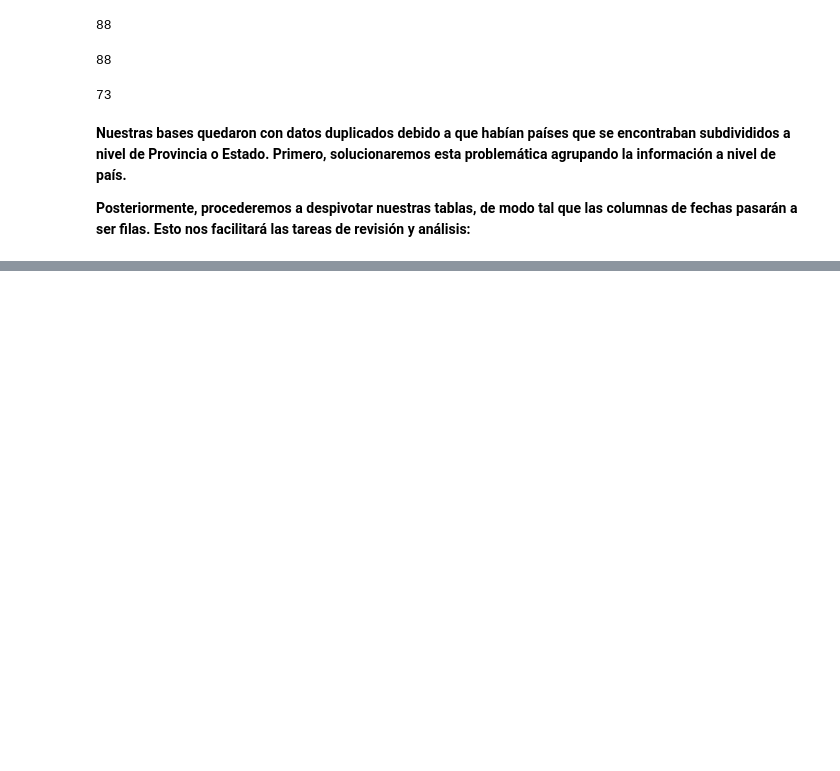
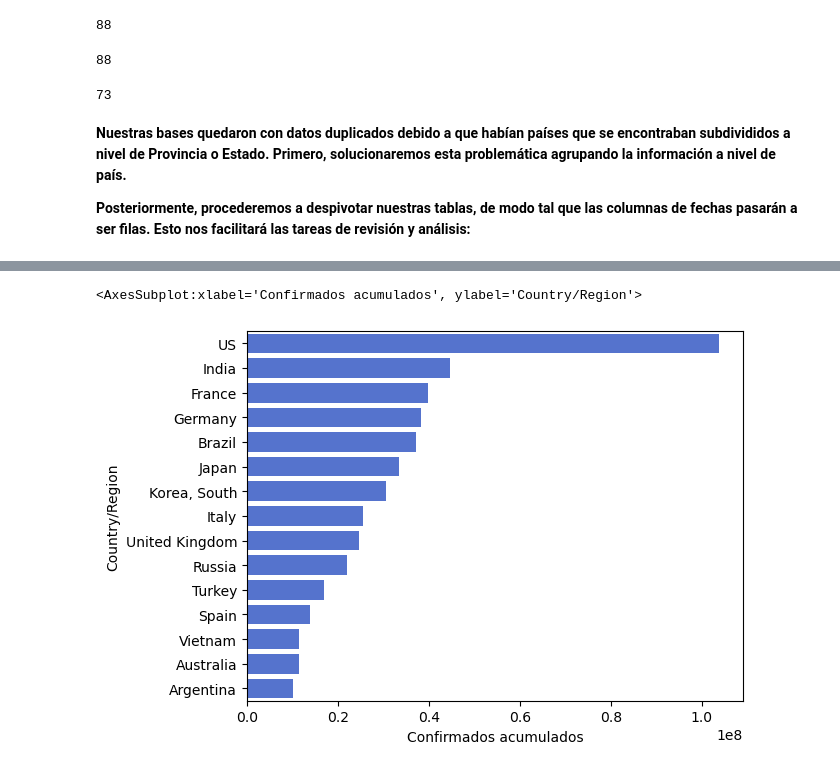
Before and after one commit to cpizarrov/proyecto_final, a Jupyter notebook: 02_Despivoteo_y_Unificacion.ipynb, the cells around one changed output, grey strips where cells are left out. Saved outputs shown, nothing was run; the diff lists cells and outputs as text; code cells hidden in the pictures; blank space fills up the shorter version.

```diff
--- a/02_Despivoteo_y_Unificacion.ipynb
+++ b/02_Despivoteo_y_Unificacion.ipynb
@@ -58,0 +221,5 @@ rg_despivotada['Fecha'] = pd.to_datetime(rg_despivotada['Fecha'])
+# %%
+sns.barplot(data=cg_ud.head(15), x='Confirmados acumulados', y='Country/Region',color='royalblue')
+# %% [output]
+<AxesSubplot:xlabel='Confirmados acumulados', ylabel='Country/Region'>
+[figure, added]
```
Also changed, not shown: parts of 29 cells of this notebook.
